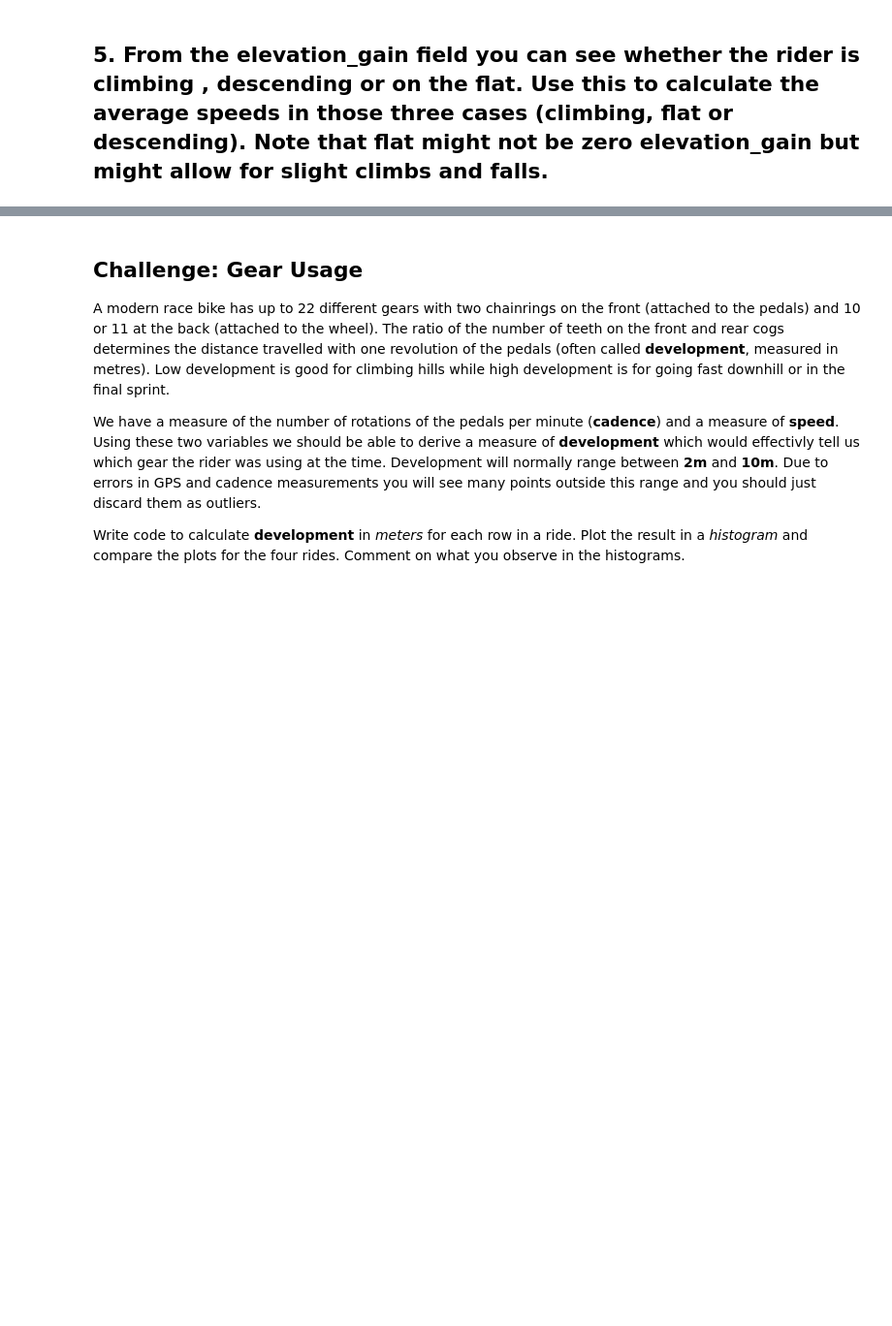
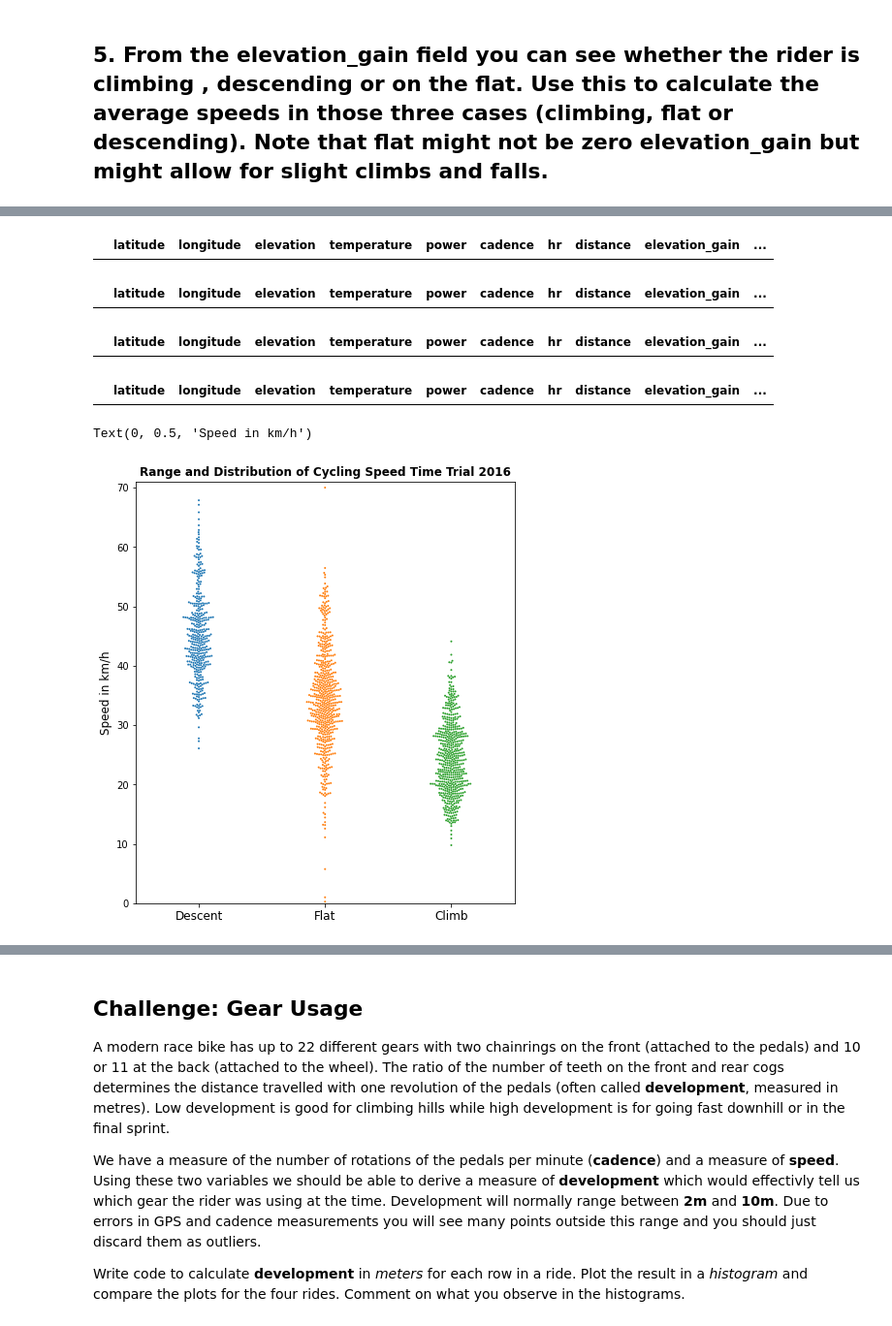
Before and after one commit to felix-rosenberger/Data-Science-Portfolio, a Jupyter notebook: Portfolio 1.ipynb, the cells around one changed output, grey strips where cells are left out. Shown at 97% size. Saved outputs shown, nothing was run; the diff lists cells and outputs as text; code cells hidden in the pictures; blank space fills up the shorter version.

```diff
--- a/Portfolio 1.ipynb
+++ b/Portfolio 1.ipynb
@@ -569,0 +685,5 @@ In the plot where speed has been shown over racetime, it can be seen that both r
+# %%
+# new column where distance is transformed to meters for tt16
+
+tt16_clean["distance_m"] = tt16_clean["distance"].apply(lambda x: x*1000)
+tt16_clean.head()
@@ -569,0 +733,5 @@ In the plot where speed has been shown over racetime, it can be seen that both r
+# %%
+# new column where gradient is calculated for tt16
+
+tt16_clean["gradient"] = round((tt16_clean["elevation_gain"] / tt16_clean["distance_m"] * 100), 1)
+tt16_clean["gradient"].describe()
@@ -569,0 +831,42 @@ In the plot where speed has been shown over racetime, it can be seen that both r
+# %%
+# remove null values for tt16
+
+tt16_clean = tt16_clean.drop(index = tt16_clean.index[tt16_clean["distance_m"] == 0])
+tt16_clean[tt16_clean["gradient"].isnull()]
+# %% [output]
+|  | latitude | longitude | elevation | temperature | power | cadence | hr | distance | elevation_gain | ... |
+# %%
+# remove null values for tt19
+
+tt19 = tt19.drop(index = tt19.index[tt19["distance_m"] == 0])
+tt19[tt19["gradient"].isnull()]
+# %% [output]
+|  | latitude | longitude | elevation | temperature | power | cadence | hr | distance | elevation_gain | ... |
+# %%
+# remove null values for rr16
+
+rr16_clean = rr16_clean.drop(index = rr16_clean.index[rr16_clean["distance_m"] == 0])
+rr16_clean[rr16_clean["gradient"].isnull()]
+# %% [output]
+|  | latitude | longitude | elevation | temperature | power | cadence | hr | distance | elevation_gain | ... |
+# %%
+# remove null values for rr19
+
+rr19 = rr19.drop(index = rr19.index[rr19["distance_m"] == 0])
+rr19[rr19["gradient"].isnull()]
+# %% [output]
+|  | latitude | longitude | elevation | temperature | power | cadence | hr | distance | elevation_gain | ... |
+# %%
+# create categories and plot speed for tt16
+
+tt16_grad_cat = pd.cut(tt16_clean["gradient"], bins=[-100, -3, 3, 100], labels=['Descent', 'Flat', 'Climb'])
+plt.figure(figsize=(7, 8))
+sns.swarmplot(data=tt16_clean, x=tt16_grad_cat, y="speed", s=2)
+plt.title('Range and Distribution of Cycling Speed Time Trial 2016', fontsize=12, fontweight="bold")
+plt.ylim(0, 71)
+plt.xlabel('')
+plt.xticks(fontsize=12)
+plt.ylabel('Speed in km/h', fontsize=12)
+# %% [output]
+Text(0, 0.5, 'Speed in km/h')
+[figure, added]
```
Also changed, not shown: parts of 47 cells of this notebook.
